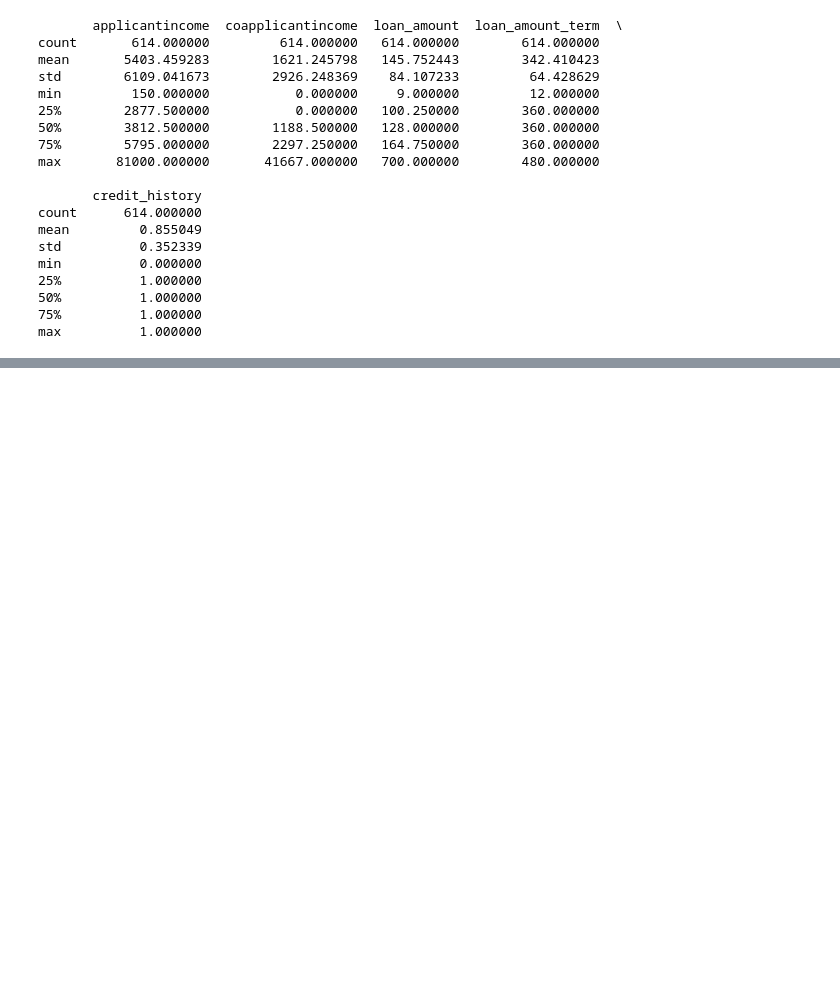
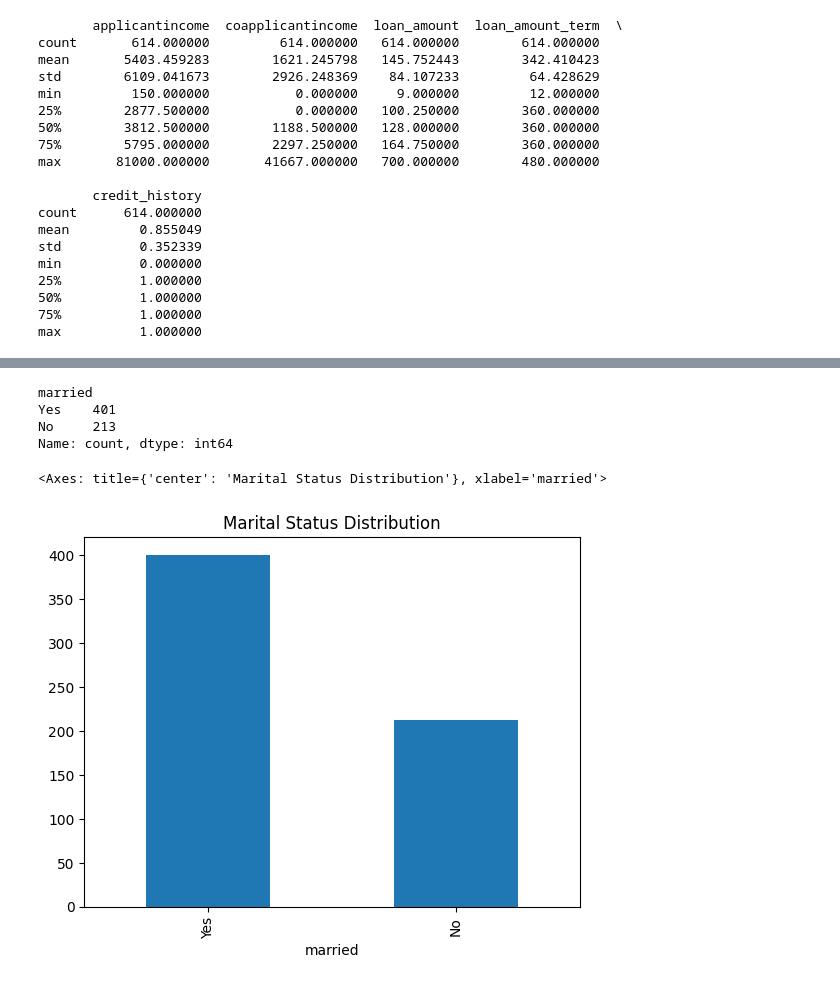
Before and after one commit to giusmahnn/NoteBook, a Jupyter notebook: loan_prediction/loan_prediction.ipynb, the cells around one changed output, grey strips where cells are left out. Cells and saved outputs as stored; diff of their text form; code cells hidden in the pictures; blank space fills up the shorter version.

```diff
--- a/loan_prediction/loan_prediction.ipynb
+++ b/loan_prediction/loan_prediction.ipynb
@@ -111,0 +149,14 @@ max          1.000000
+# %%
+married_count = df['married'].value_counts()
+print(married_count)
+married_count.plot(kind='bar',
+                   x=married_count.index,
+                    y=married_count.values,
+                    title='Marital Status Distribution')
+# %% [output]
+married
+Yes    401
+No     213
+Name: count, dtype: int64
+<Axes: title={'center': 'Marital Status Distribution'}, xlabel='married'>
+[figure, added]
```
Also changed, not shown: parts of 11 cells of this notebook, 2 other files.
